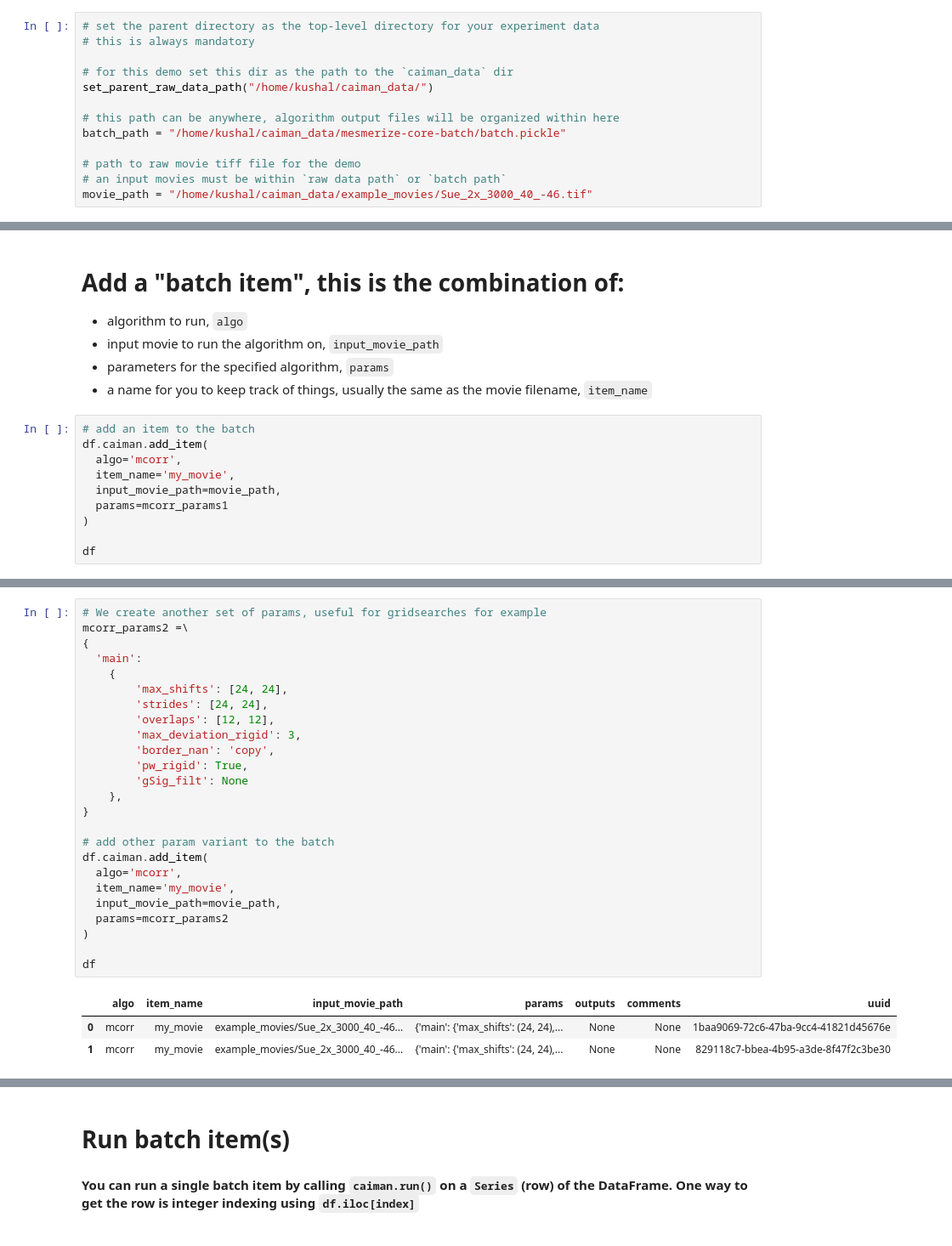
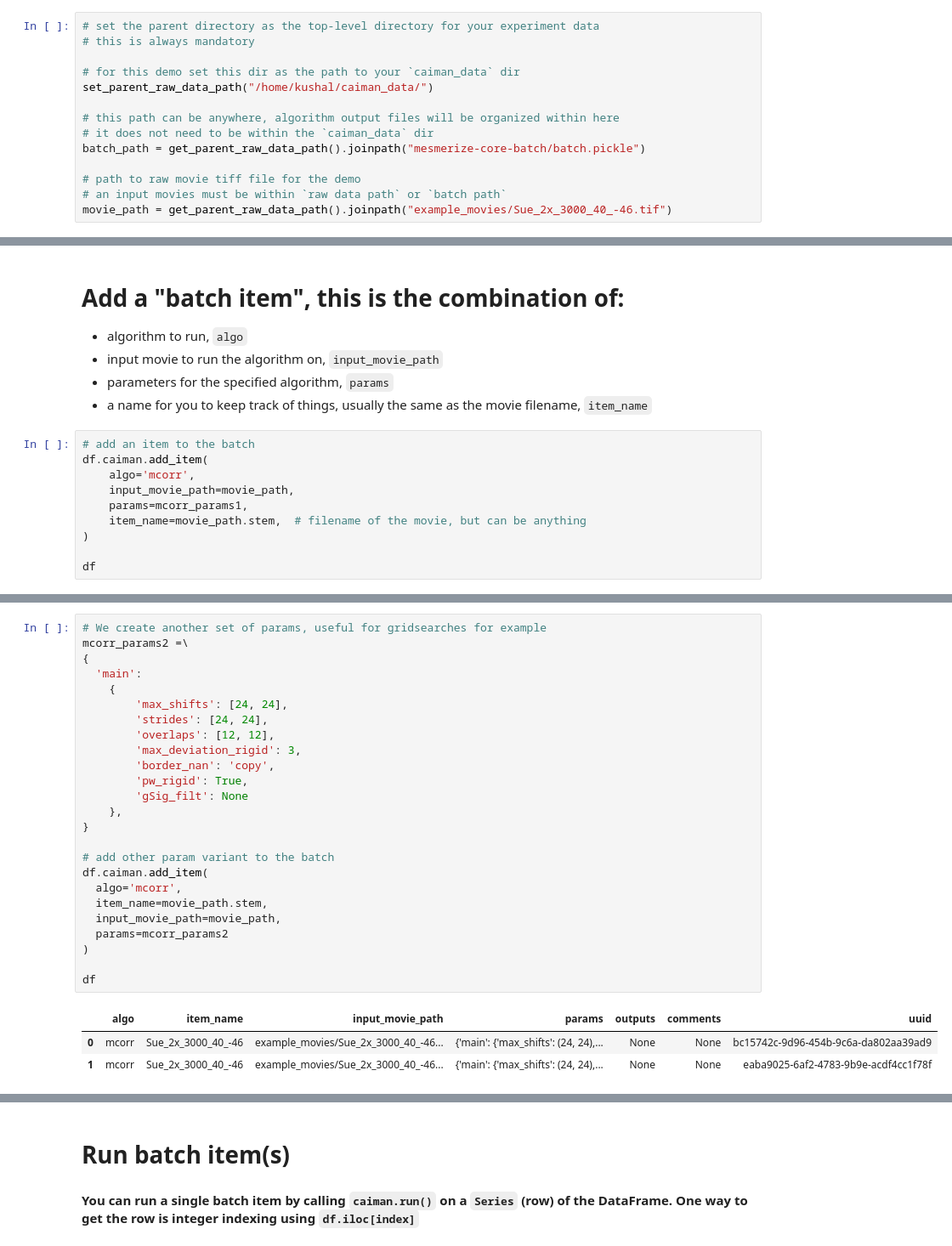
Before and after one commit to nel-lab/mesmerize-core, a Jupyter notebook: notebooks/mcorr_cnmf.ipynb, the cells around one changed output, grey strips where cells are left out. Shown at 85% size. Drawn from its saved outputs; the diff is of its cells as text.

Commit message:
start making better demo nb w.r.t. latest fastplotlib

```diff
--- a/notebooks/mcorr_cnmf.ipynb
+++ b/notebooks/mcorr_cnmf.ipynb
@@ -37,15 +38,16 @@ You could set `D:/my_name` as the parent raw data path, and you can then move `e
 # set the parent directory as the top-level directory for your experiment data
 # this is always mandatory
 
-# for this demo set this dir as the path to the `caiman_data` dir
+# for this demo set this dir as the path to your `caiman_data` dir
 set_parent_raw_data_path("/home/kushal/caiman_data/")
 
 # this path can be anywhere, algorithm output files will be organized within here
-batch_path = "/home/kushal/caiman_data/mesmerize-core-batch/batch.pickle"
+# it does not need to be within the `caiman_data` dir
+batch_path = get_parent_raw_data_path().joinpath("mesmerize-core-batch/batch.pickle")
 
 # path to raw movie tiff file for the demo
 # an input movies must be within `raw data path` or `batch path`
-movie_path = "/home/kushal/caiman_data/example_movies/Sue_2x_3000_40_-46.tif"
+movie_path = get_parent_raw_data_path().joinpath("example_movies/Sue_2x_3000_40_-46.tif")
 # %%
 # create a new batch
 df = create_batch(batch_path)
@@ -78,10 +85,10 @@ mcorr_params1 =\
 # %%
 # add an item to the batch
 df.caiman.add_item(
-  algo='mcorr',
-  item_name='my_movie',
-  input_movie_path=movie_path,
-  params=mcorr_params1
+    algo='mcorr',
+    input_movie_path=movie_path,
+    params=mcorr_params1,
+    item_name=movie_path.stem,  # filename of the movie, but can be anything
 )
 
 df
@@ -93,32 +102,32 @@ df
 # %%
 # We create another set of params, useful for gridsearches for example
 mcorr_params2 =\
 {
   'main':
     {
         'max_shifts': [24, 24],
         'strides': [24, 24],
         'overlaps': [12, 12],
         'max_deviation_rigid': 3,
         'border_nan': 'copy',
         'pw_rigid': True,
         'gSig_filt': None
     },
 }
 
 # add other param variant to the batch
 df.caiman.add_item(
   algo='mcorr',
-  item_name='my_movie',
+  item_name=movie_path.stem,
   input_movie_path=movie_path,
   params=mcorr_params2
 )
 
 df
 # %% [output]
 |  | algo | item_name | input_movie_path | params | outputs | comments | uuid |
-| 0 | mcorr | my_movie | example_movies/Sue_2x_3000_40_-46... | {'main': {'max_shifts': (24, 24),... | None | None | 1baa9069-72c6-47ba-9cc4-41821d45676e |
-| 1 | mcorr | my_movie | example_movies/Sue_2x_3000_40_-46... | {'main': {'max_shifts': (24, 24),... | None | None | 829118c7-bbea-4b95-a3de-8f47f2c3be30 |
+| 0 | mcorr | Sue_2x_3000_40_-46 | example_movies/Sue_2x_3000_40_-46... | {'main': {'max_shifts': (24, 24),... | None | None | bc15742c-9d96-454b-9c6a-da802aa39ad9 |
+| 1 | mcorr | Sue_2x_3000_40_-46 | example_movies/Sue_2x_3000_40_-46... | {'main': {'max_shifts': (24, 24),... | None | None | eaba9025-6af2-4783-9b9e-acdf4cc1f78f |
 # %% [markdown]
 ## We can see that there are two batch items for the same input movie.
 
```
Also changed, not shown: parts of 32 cells of this notebook.
